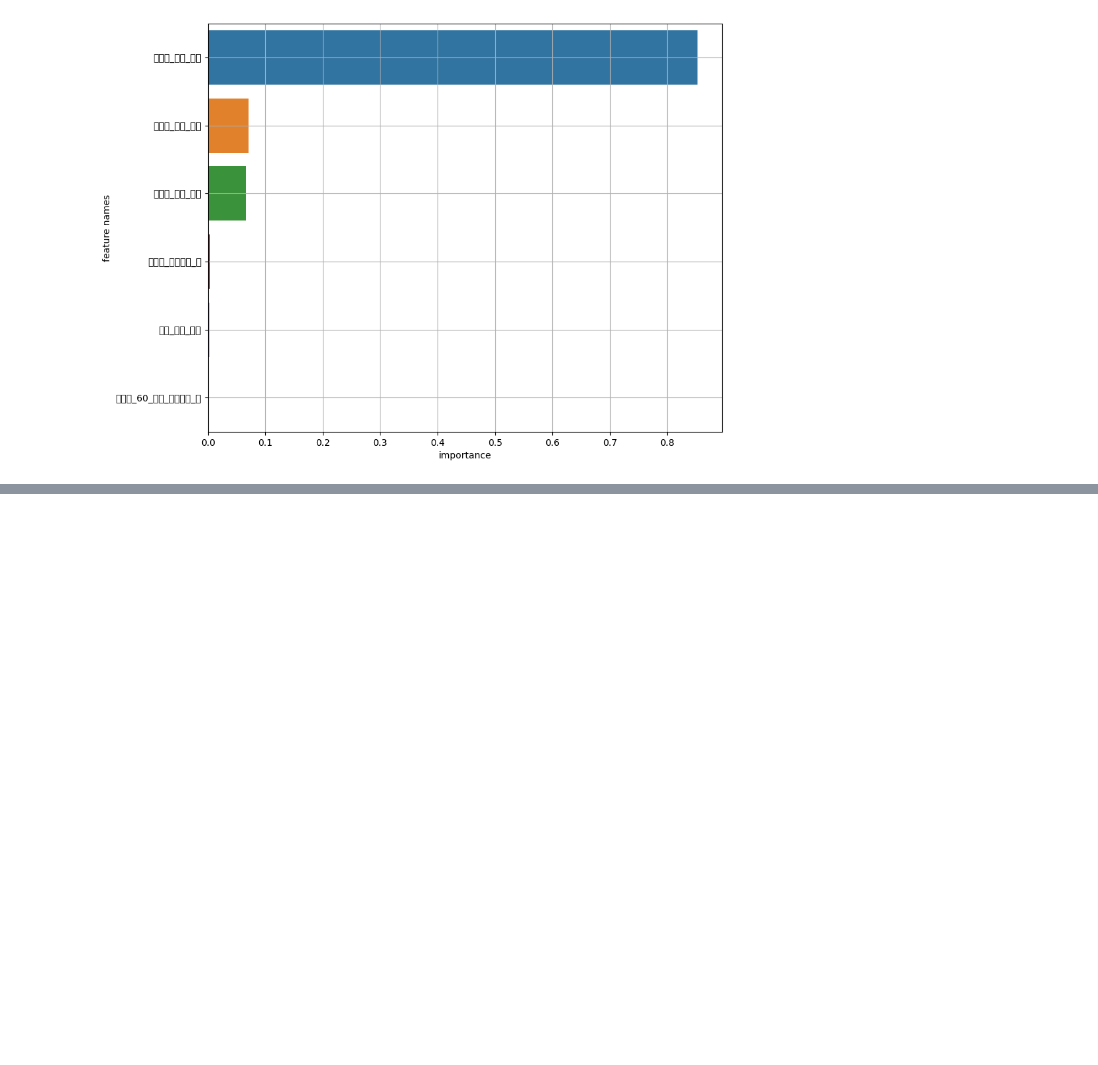
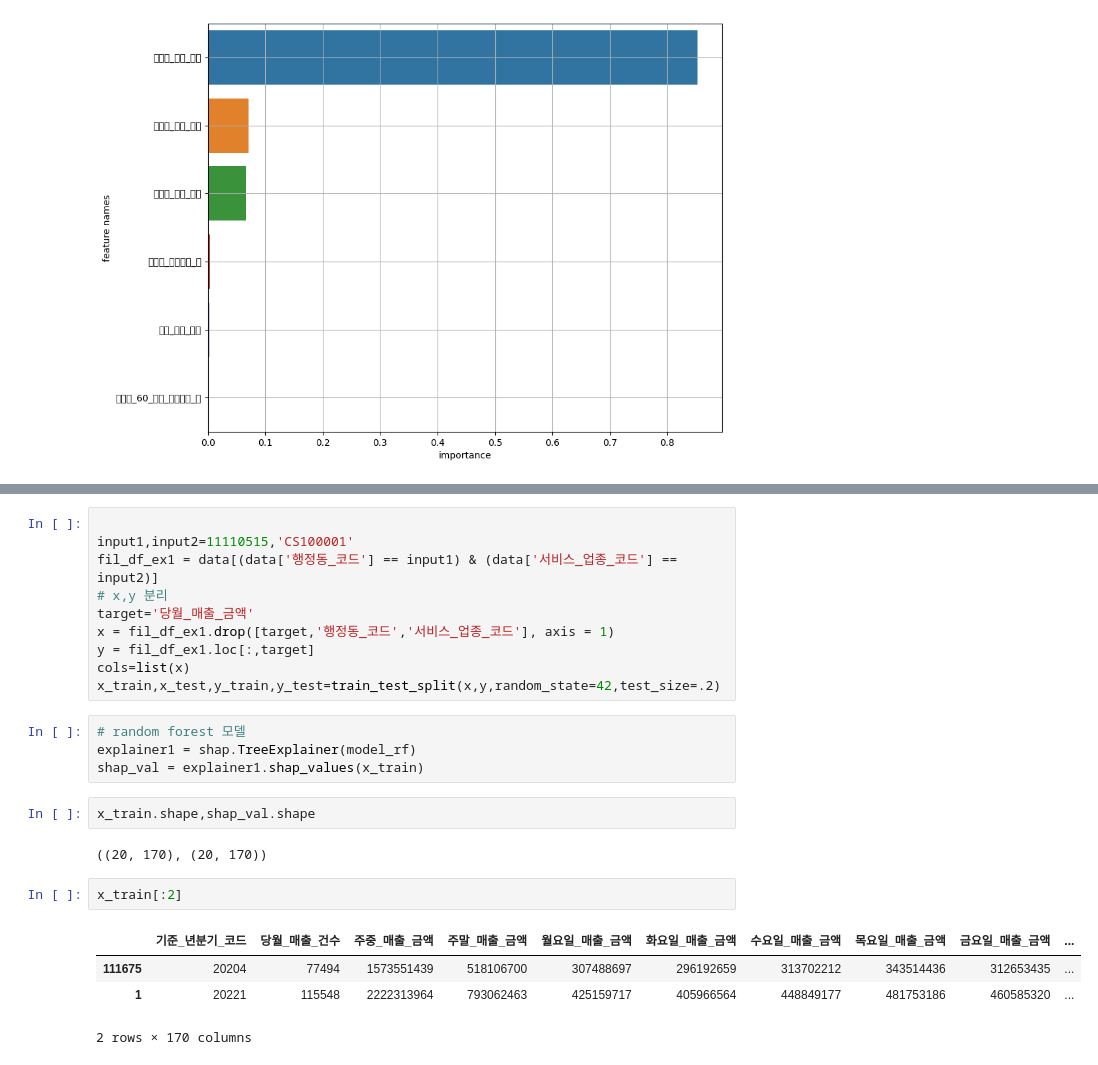
Before and after one commit to KT-AIvle-4th-Big-Project-Team2/SAI, a Jupyter notebook: Modeling/modeling_code.ipynb, the cells around one changed output, grey strips where cells are left out. Saved outputs shown, nothing was run; the diff lists cells and outputs as text; blank space fills up the shorter version.

```diff
--- a/Modeling/modeling_code.ipynb
+++ b/Modeling/modeling_code.ipynb
@@ -262,0 +302,25 @@ result = plot_feature_importance(model.feature_importances_, list(x), 6)
+# %%
+
+input1,input2=11110515,'CS100001'
+fil_df_ex1 = data[(data['행정동_코드'] == input1) & (data['서비스_업종_코드'] == input2)]
+# x,y 분리
+target='당월_매출_금액'
+x = fil_df_ex1.drop([target,'행정동_코드','서비스_업종_코드'], axis = 1)
+y = fil_df_ex1.loc[:,target]
+cols=list(x)
+x_train,x_test,y_train,y_test=train_test_split(x,y,random_state=42,test_size=.2)
+# %%
+# random forest 모델
+explainer1 = shap.TreeExplainer(model_rf)
+shap_val = explainer1.shap_values(x_train)
+# %%
+x_train.shape,shap_val.shape
+# %% [output]
+((20, 170), (20, 170))
+# %%
+x_train[:2]
+# %% [output]
+|  | 기준_년분기_코드 | 당월_매출_건수 | 주중_매출_금액 | 주말_매출_금액 | 월요일_매출_금액 | 화요일_매출_금액 | 수요일_매출_금액 | 목요일_매출_금액 | 금요일_매출_금액 | ... |
+| 111675 | 20204 | 77494 | 1573551439 | 518106700 | 307488697 | 296192659 | 313702212 | 343514436 | 312653435 | ... |
+| 1 | 20221 | 115548 | 2222313964 | 793062463 | 425159717 | 405966564 | 448849177 | 481753186 | 460585320 | ... |
+2 rows × 170 columns
```
Also changed, not shown: parts of 25 cells of this notebook.
